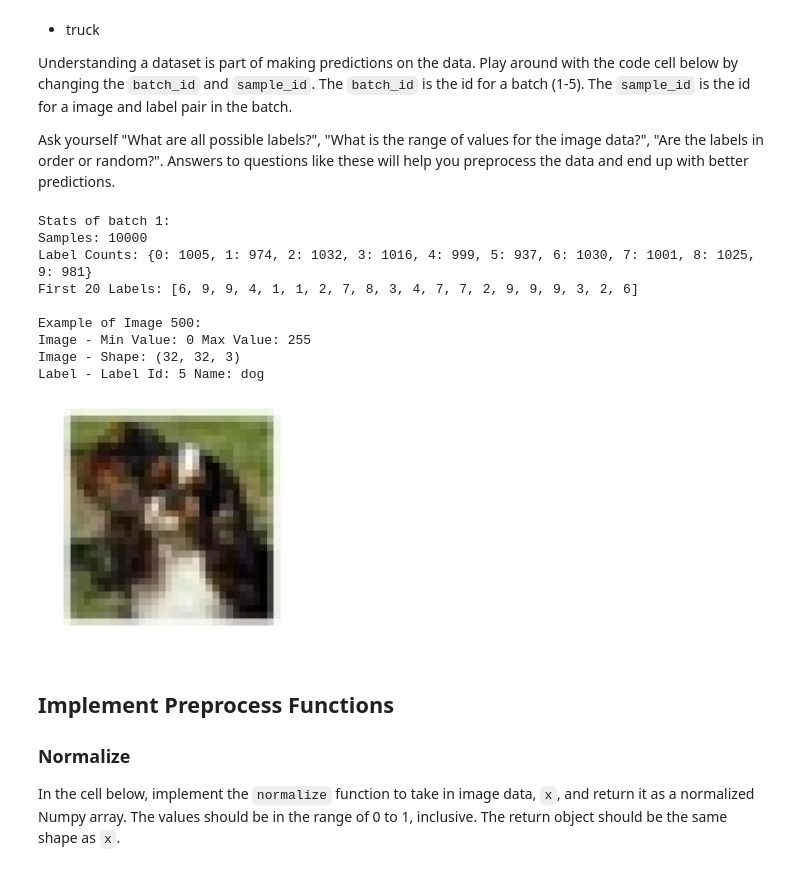
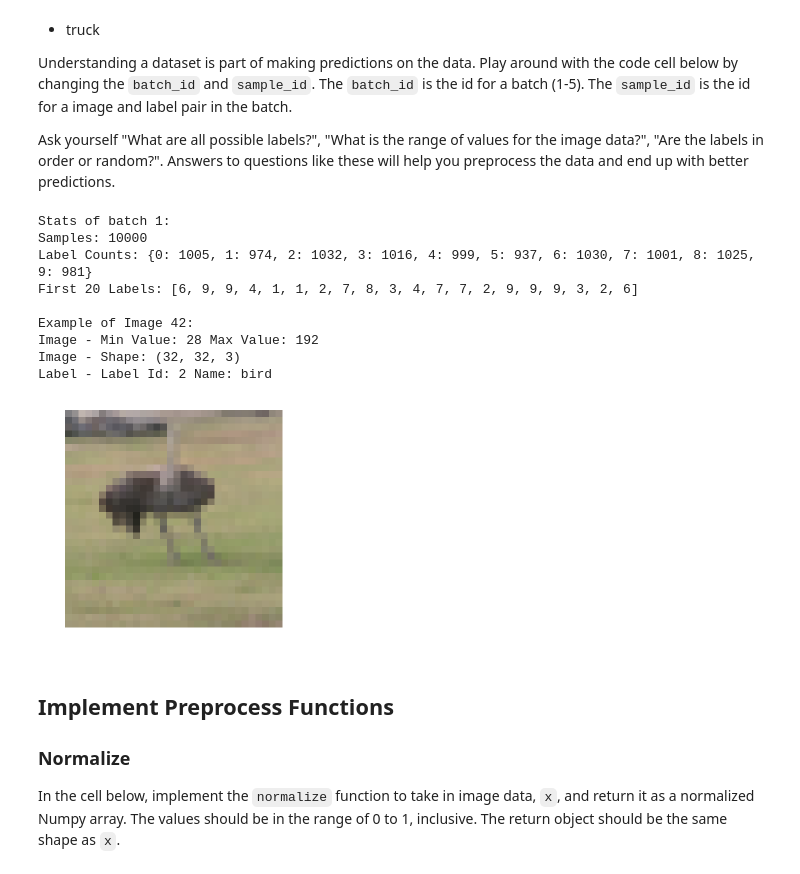
Before and after one commit to dhruboj/MLND, a Jupyter notebook: projects/image-classification/image_classification.ipynb, the cells around one changed output. Saved outputs shown, nothing was run; the diff lists cells and outputs as text; code cells hidden in the pictures.

```diff
--- a/projects/image-classification/image_classification.ipynb
+++ b/projects/image-classification/image_classification.ipynb
@@ -73,25 +59,25 @@ Ask yourself "What are all possible labels?", "What is the range of values for t
 # %%
 %matplotlib inline
 %config InlineBackend.figure_format = 'retina'
 
 import helper
 import numpy as np
 
 # Explore the dataset
 batch_id = 1
-sample_id = 500
+sample_id = 42
 helper.display_stats(cifar10_dataset_folder_path, batch_id, sample_id)
 # %% [output]
 Stats of batch 1:
 Samples: 10000
 Label Counts: {0: 1005, 1: 974, 2: 1032, 3: 1016, 4: 999, 5: 937, 6: 1030, 7: 1001, 8: 1025, 9: 981}
 First 20 Labels: [6, 9, 9, 4, 1, 1, 2, 7, 8, 3, 4, 7, 7, 2, 9, 9, 9, 3, 2, 6]
 
-Example of Image 500:
-Image - Min Value: 0 Max Value: 255
+Example of Image 42:
+Image - Min Value: 28 Max Value: 192
 Image - Shape: (32, 32, 3)
-Label - Label Id: 5 Name: dog
+Label - Label Id: 2 Name: bird
-[figure, old version]
+[figure, new version]
 # %% [markdown]
 ## Implement Preprocess Functions
 ### Normalize
```
Also changed, not shown: parts of 19 cells of this notebook, 1 other file.
